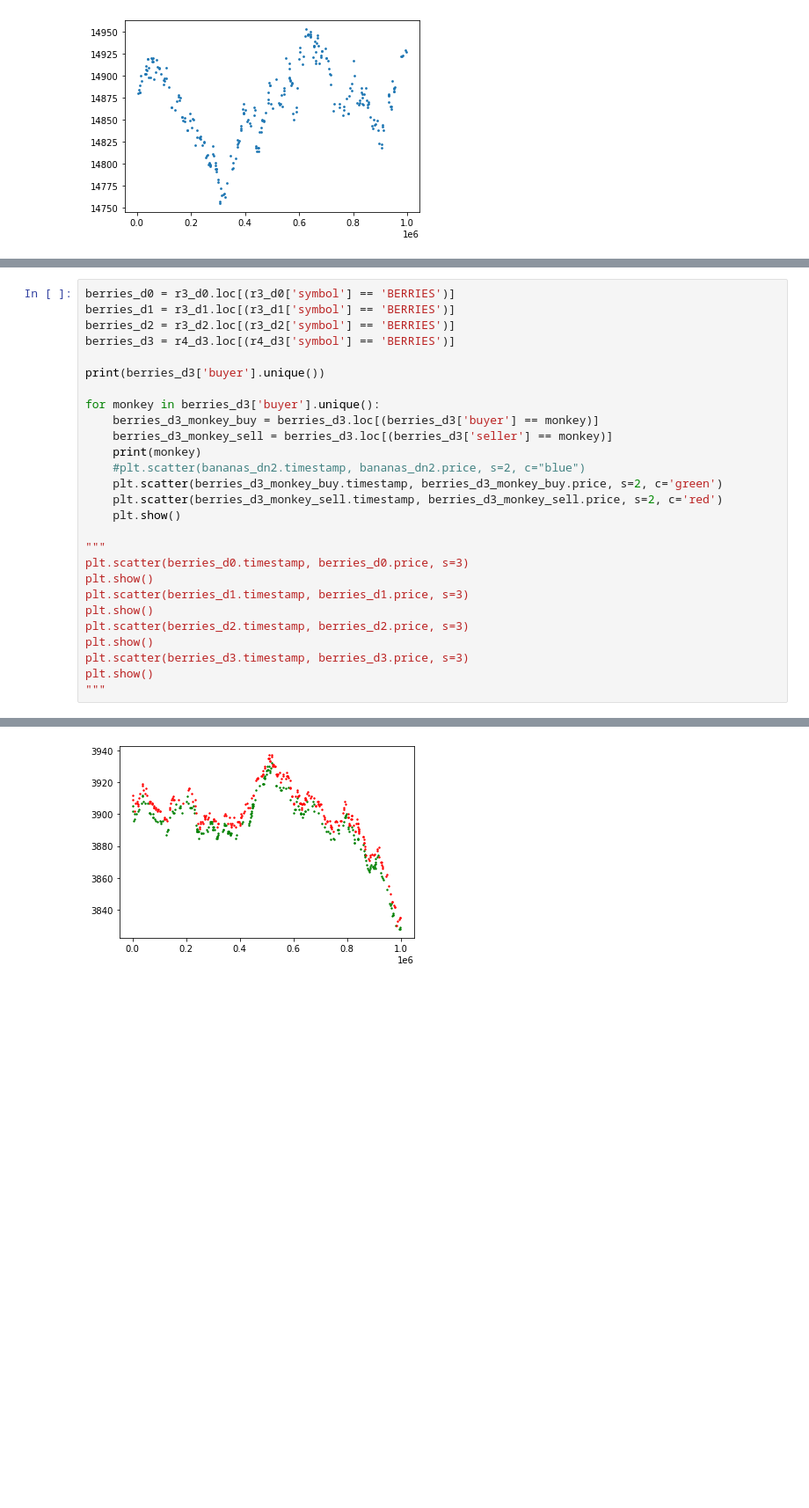
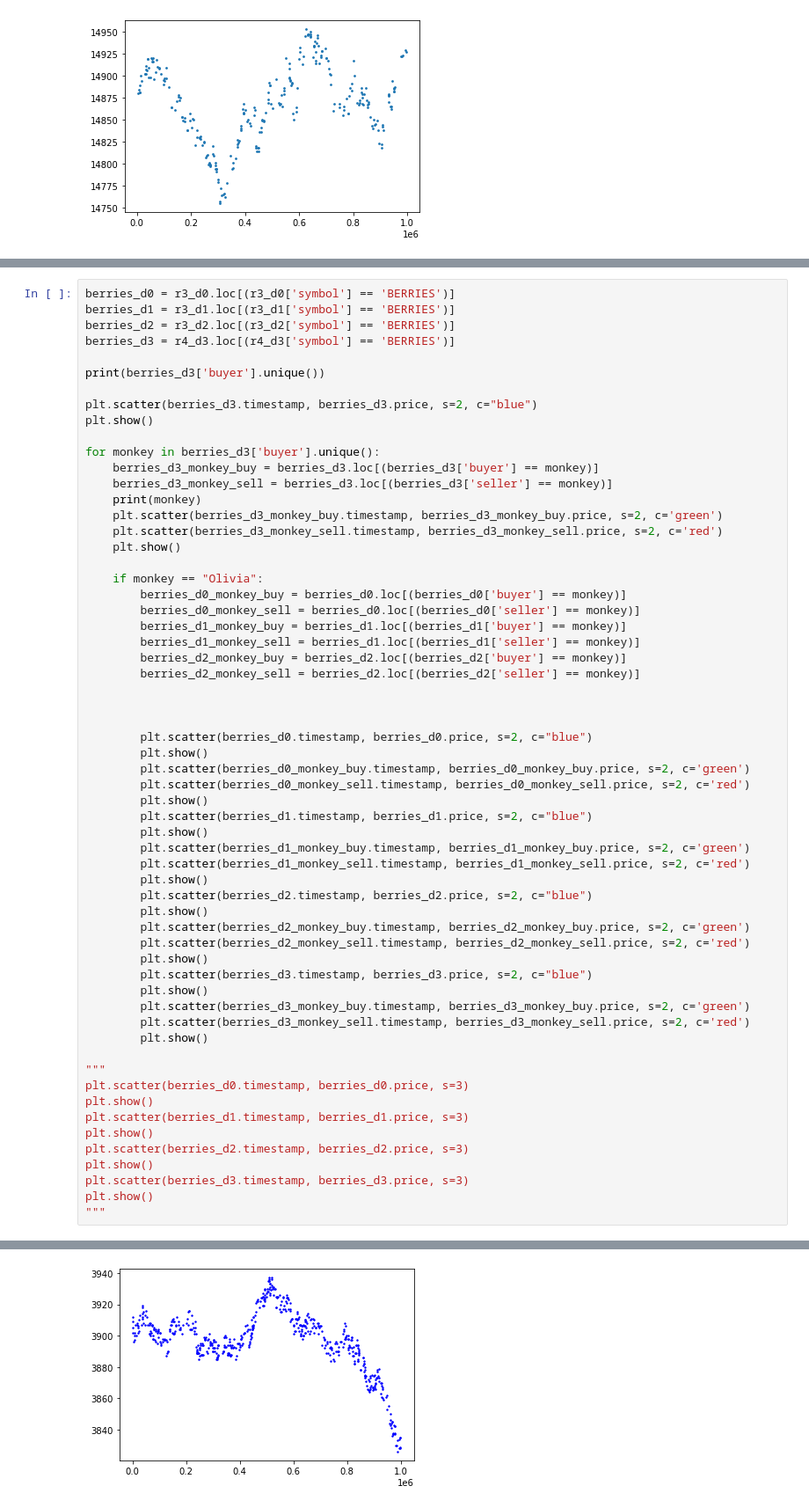
Before and after one commit to kzqiu/imc-2023, a Jupyter notebook: round5/analysis/Monkey Analysis.ipynb, the cells around one changed output, grey strips where cells are left out. Shown: that part at 88% size. Drawn from its saved outputs; the diff is of its cells as text; blank space fills up the shorter version.

```diff
--- a/round5/analysis/Monkey Analysis.ipynb
+++ b/round5/analysis/Monkey Analysis.ipynb
@@ -208,14 +208,47 @@ berries_d3 = r4_d3.loc[(r4_d3['symbol'] == 'BERRIES')]
 
 print(berries_d3['buyer'].unique())
 
+plt.scatter(berries_d3.timestamp, berries_d3.price, s=2, c="blue")
+plt.show()
+
 for monkey in berries_d3['buyer'].unique():
     berries_d3_monkey_buy = berries_d3.loc[(berries_d3['buyer'] == monkey)]
     berries_d3_monkey_sell = berries_d3.loc[(berries_d3['seller'] == monkey)]
     print(monkey)
-    #plt.scatter(bananas_dn2.timestamp, bananas_dn2.price, s=2, c="blue")
     plt.scatter(berries_d3_monkey_buy.timestamp, berries_d3_monkey_buy.price, s=2, c='green')
     plt.scatter(berries_d3_monkey_sell.timestamp, berries_d3_monkey_sell.price, s=2, c='red')
     plt.show()
+
+    if monkey == "Olivia":
+        berries_d0_monkey_buy = berries_d0.loc[(berries_d0['buyer'] == monkey)]
+        berries_d0_monkey_sell = berries_d0.loc[(berries_d0['seller'] == monkey)]
+        berries_d1_monkey_buy = berries_d1.loc[(berries_d1['buyer'] == monkey)]
+        berries_d1_monkey_sell = berries_d1.loc[(berries_d1['seller'] == monkey)]
+        berries_d2_monkey_buy = berries_d2.loc[(berries_d2['buyer'] == monkey)]
+        berries_d2_monkey_sell = berries_d2.loc[(berries_d2['seller'] == monkey)]
+
+
+
+        plt.scatter(berries_d0.timestamp, berries_d0.price, s=2, c="blue")
+        plt.show()
+        plt.scatter(berries_d0_monkey_buy.timestamp, berries_d0_monkey_buy.price, s=2, c='green')
+        plt.scatter(berries_d0_monkey_sell.timestamp, berries_d0_monkey_sell.price, s=2, c='red')
+        plt.show()
+        plt.scatter(berries_d1.timestamp, berries_d1.price, s=2, c="blue")
+        plt.show()
+        plt.scatter(berries_d1_monkey_buy.timestamp, berries_d1_monkey_buy.price, s=2, c='green')
+        plt.scatter(berries_d1_monkey_sell.timestamp, berries_d1_monkey_sell.price, s=2, c='red')
+        plt.show()
+        plt.scatter(berries_d2.timestamp, berries_d2.price, s=2, c="blue")
+        plt.show()
+        plt.scatter(berries_d2_monkey_buy.timestamp, berries_d2_monkey_buy.price, s=2, c='green')
+        plt.scatter(berries_d2_monkey_sell.timestamp, berries_d2_monkey_sell.price, s=2, c='red')
+        plt.show()
+        plt.scatter(berries_d3.timestamp, berries_d3.price, s=2, c="blue")
+        plt.show()
+        plt.scatter(berries_d3_monkey_buy.timestamp, berries_d3_monkey_buy.price, s=2, c='green')
+        plt.scatter(berries_d3_monkey_sell.timestamp, berries_d3_monkey_sell.price, s=2, c='red')
+        plt.show()
 
 """
 plt.scatter(berries_d0.timestamp, berries_d0.price, s=3)
@@ -234 +266 @@ Camilla
-[figure, old version]
+[figure, new version]
```
Also changed, not shown: parts of 4 cells of this notebook, 2 other files.
